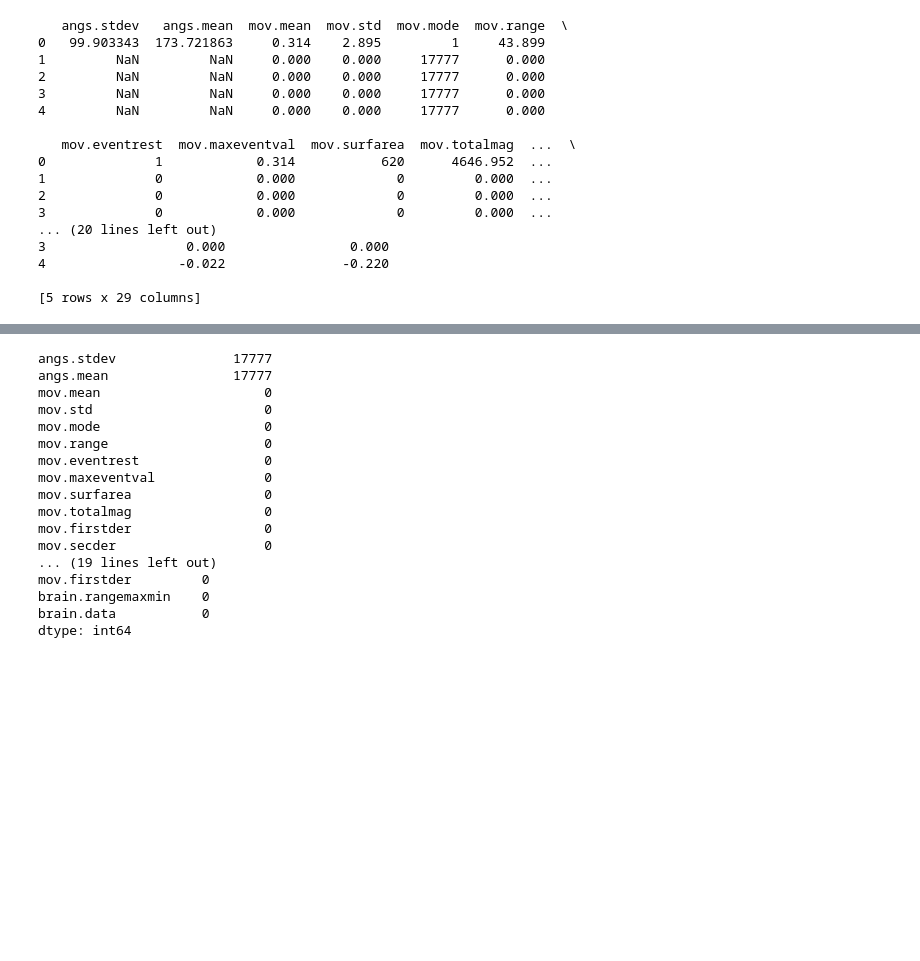
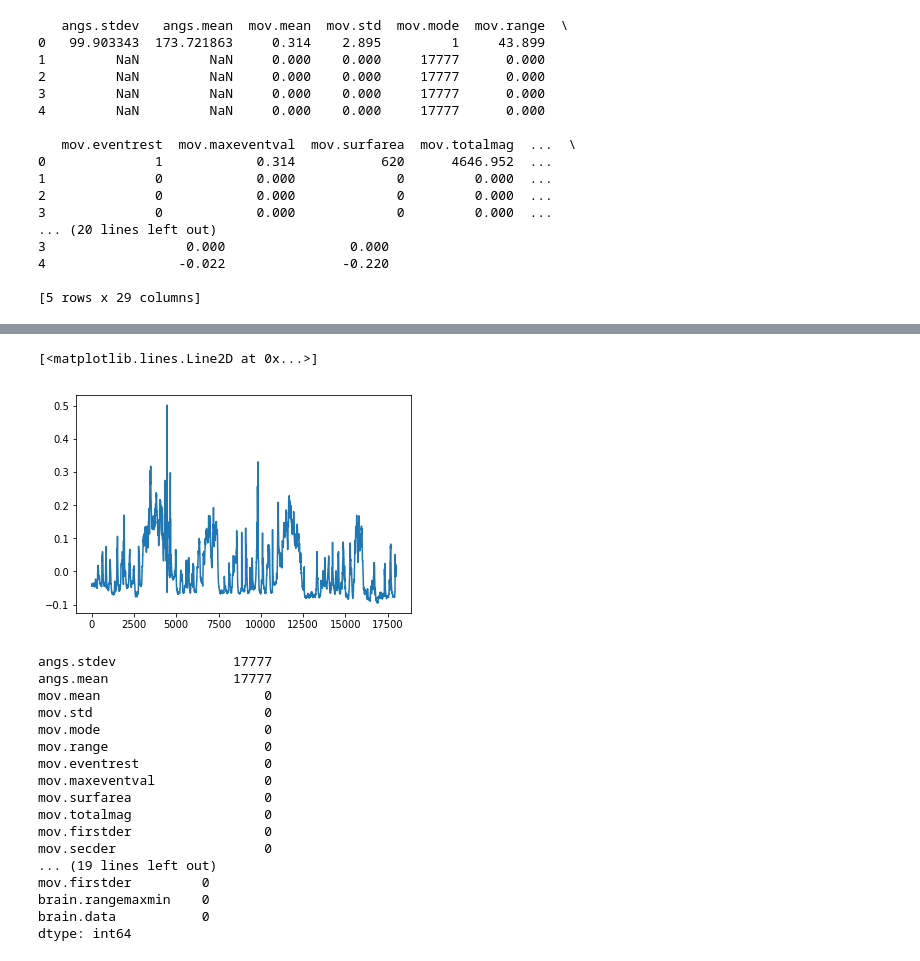
Before and after one commit to brmullen/SIP2019, a Jupyter notebook: Emma/Clustering Data.ipynb, the cells around one changed output, grey strips where cells are left out. Drawn from its saved outputs; the diff is of its cells as text; code cells hidden in the pictures; blank space fills up the shorter version.

```diff
--- a/Emma/Clustering Data.ipynb
+++ b/Emma/Clustering Data.ipynb
@@ -68,3 +83,8 @@ print(data.head())
+# %%
+plt.plot(data["brain.data"])
+# %% [output]
+[<matplotlib.lines.Line2D at 0x...>]
+[figure, added]
 # %%
 from sklearn.manifold import TSNE
 print(np.sum(np.isnan(data)))
```
Also changed, not shown: parts of 3 cells of this notebook, 12 other files.
